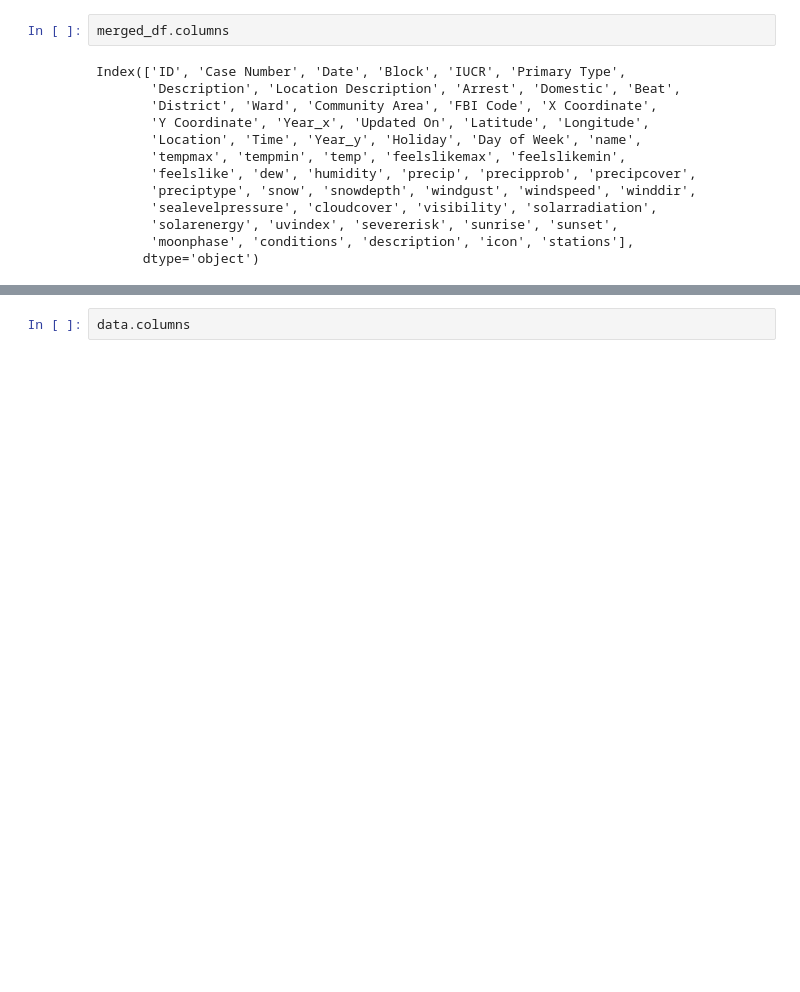
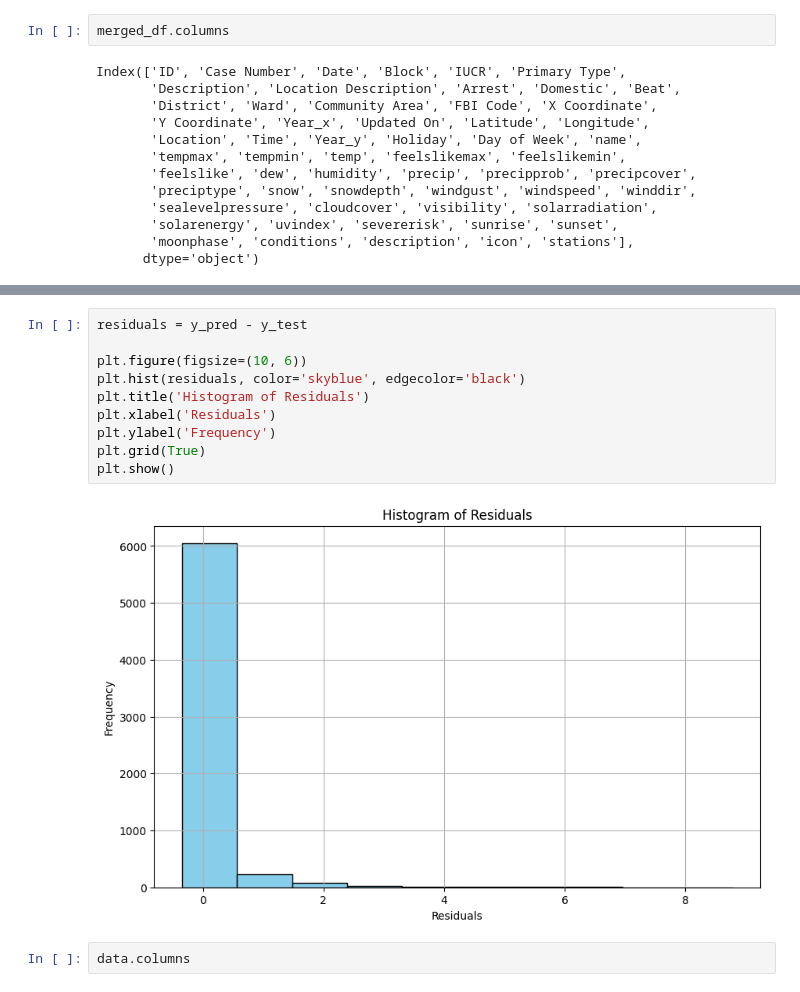
Before and after one commit to joshc2/CrimeCompetition, a Jupyter notebook: Clinton_study.ipynb, the cells around one changed output, grey strips where cells are left out. Drawn from its saved outputs; the diff is of its cells as text; blank space fills up the shorter version.

```diff
--- a/Clinton_study.ipynb
+++ b/Clinton_study.ipynb
@@ -267,3 +290,15 @@ ValueError: could not convert string to float: 'Chicago,United States'
+# %%
+residuals = y_pred - y_test
+
+plt.figure(figsize=(10, 6))
+plt.hist(residuals, color='skyblue', edgecolor='black')
+plt.title('Histogram of Residuals')
+plt.xlabel('Residuals')
+plt.ylabel('Frequency')
+plt.grid(True)
+plt.show()
+# %% [output]
+[figure, added]
 # %%
 data.columns
 # %% [output]
```
Also changed, not shown: parts of 4 cells of this notebook, 1 other file.
